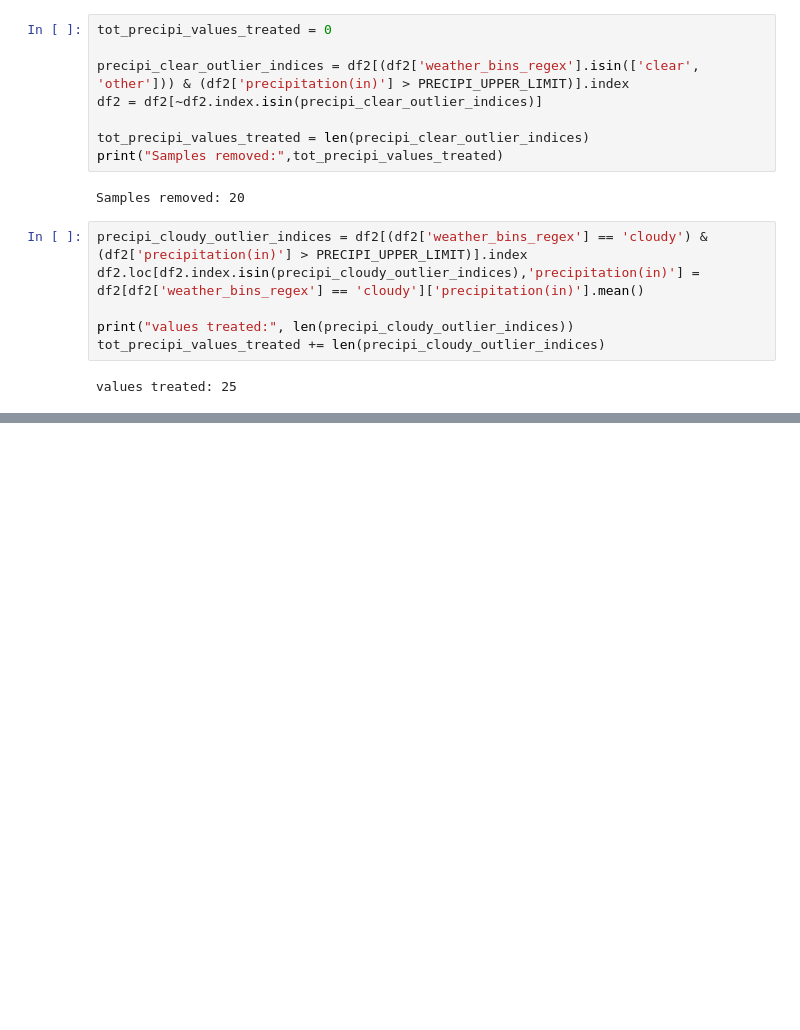
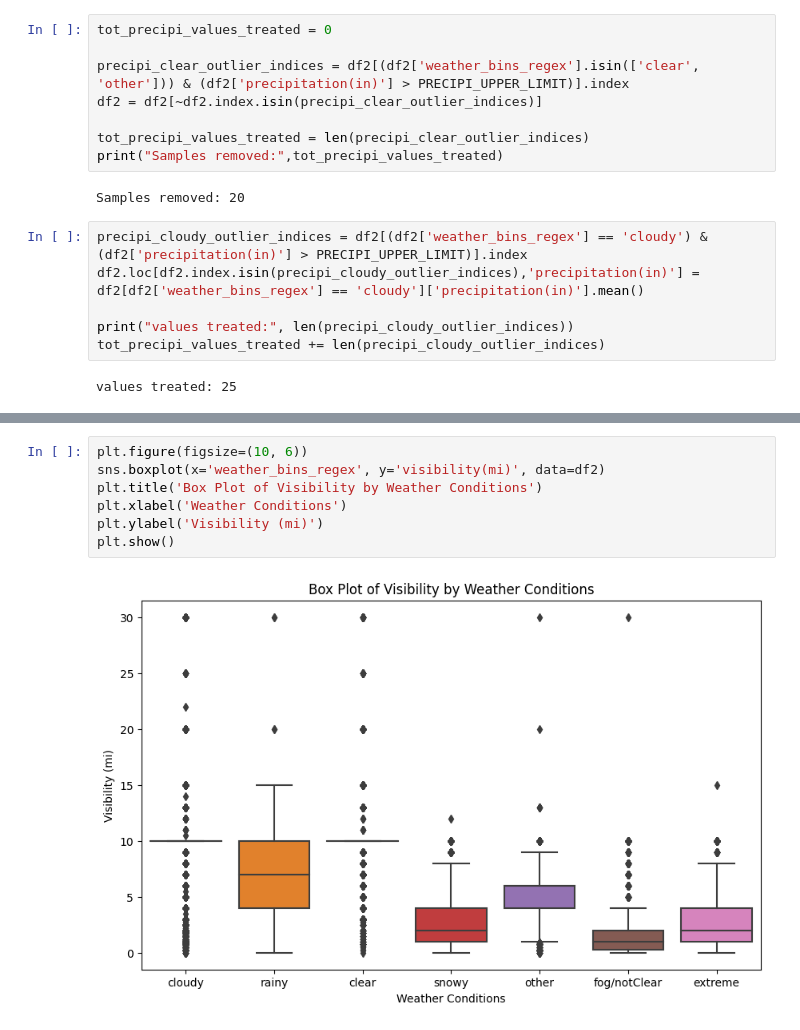
Before and after one commit to Govind-Asawa/US_Car_Accidents, a Jupyter notebook: ML_US_Car_accidents.ipynb, the cells around one changed output, grey strips where cells are left out. Cells and saved outputs as stored; diff of their text form; blank space fills up the shorter version.

```diff
--- a/ML_US_Car_accidents.ipynb
+++ b/ML_US_Car_accidents.ipynb
@@ -616,0 +658,9 @@ plt.show()
+# %%
+plt.figure(figsize=(10, 6))
+sns.boxplot(x='weather_bins_regex', y='visibility(mi)', data=df2)
+plt.title('Box Plot of Visibility by Weather Conditions')
+plt.xlabel('Weather Conditions')
+plt.ylabel('Visibility (mi)')
+plt.show()
+# %% [output]
+[figure, added]
```
Also changed, not shown: parts of 40 cells of this notebook.
